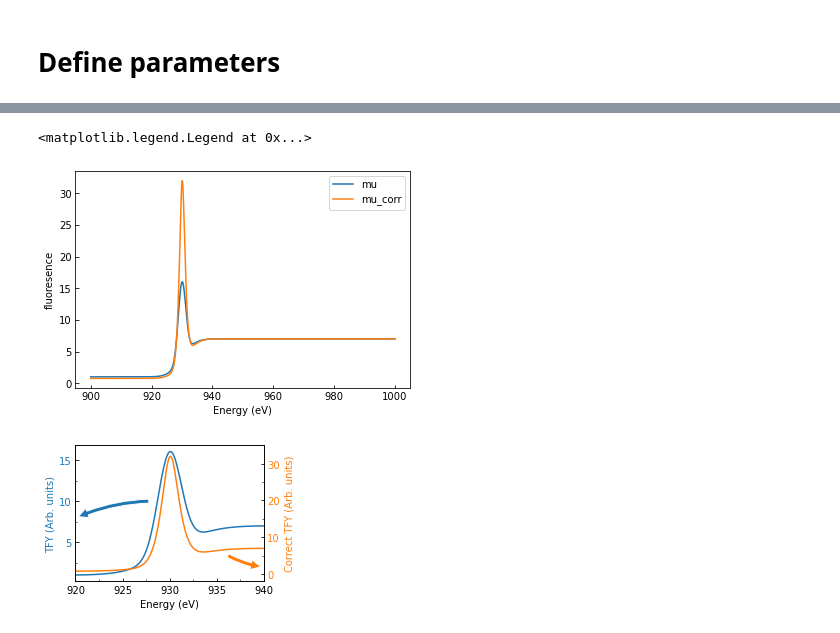
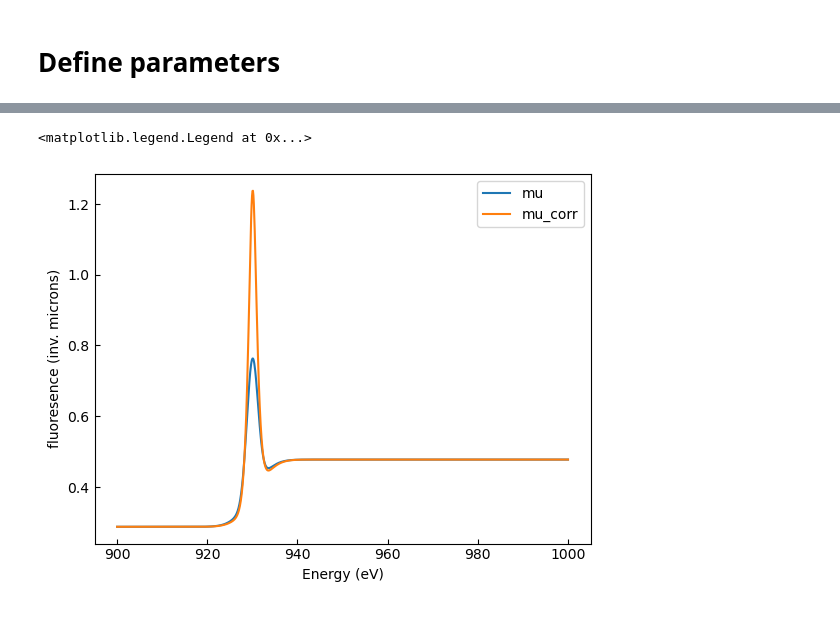
Before and after one commit to mpmdean/xray_self_absorption_correction, a Jupyter notebook: self_absorption_correction.ipynb, the cells around one changed output, grey strips where cells are left out. Drawn from its saved outputs; the diff is of its cells as text; code cells hidden in the pictures.

```diff
--- a/self_absorption_correction.ipynb
+++ b/self_absorption_correction.ipynb
@@ -22,7 +20,7 @@ in the [xraylarch](https://xraypy.github.io/xraylarch/) package
 # Make fake data
 # %%
 energy = np.linspace(900, 1000, 1000) # in eV
-mu = 12*np.exp(-(energy - 930)**2/3) + 3*erf((energy - 930)/5) + 4
+mu = (12*np.exp(-(energy - 930)**2/3) + 3*erf((energy - 930)/5) + 6)/10
 
 fig, ax = plt.subplots()
 
@@ -44,12 +62,4 @@ line = 'L' # emission line measured
 # %%
-pre_opts = {'e0': None, 'nnorm': 1, 'nvict': 0,
-            'pre1': None, 'pre2': -30,
-            'norm1': 100, 'norm2': None,
-            'step': None, 'nvict': 0}
-
-# generate normalized mu for correction
-preinp   = preedge(energy, mu, **pre_opts)
-
 ang_corr = (np.sin(max(1.e-7, np.deg2rad(anginp))) /
             np.sin(max(1.e-7, np.deg2rad(angout))))
 
@@ -60,71 +70,22 @@ e_fluor = xray_line(elem, line).energy
 # calculate mu(E) for fluorescence energy, above, below edge
 
 muvals = material_mu(formula, np.array([e_fluor, e_edge-10.0,
-                                        e_edge+10.0]), density=1)
+                                        e_edge+10.0]), density=1)/10**4 # inverse microns
 
 alpha   = (muvals[0]*ang_corr + muvals[1])/(muvals[2] - muvals[1])
-mu_corr = mu*alpha/(alpha + 1 - preinp['norm'])
+re_scaled = preinp['norm']*alpha/(alpha + 1 - preinp['norm']) # Yao correction
+
+mu_scaled = (mu - mu[0])/(mu[-1] - mu[0])*(muvals[-1] - muvals[0]) + muvals[0]
+mu_corr_scaled = (re_scaled - re_scaled[0])/(re_scaled[-1] - re_scaled[0])*(muvals[-1] - muvals[0]) + muvals[0]
 # %%
 fig, ax = plt.subplots()
 
-ax.plot(energy, mu, label='mu')
-ax.plot(energy, mu_corr, label='mu_corr')
+ax.plot(energy, mu_scaled, label='mu')
+ax.plot(energy, mu_corr_scaled, label='mu_corr')
 
 ax.set_xlabel('Energy (eV)')
-ax.set_ylabel('fluoresence')
+ax.set_ylabel('fluoresence (inv. microns)')
 ax.legend()
 # %% [output]
 <matplotlib.legend.Legend at 0x...>
-[figure, old version]
+[figure, new version]
-# %%
-fig, axl = plt.subplots(figsize=(3+3/8, 2.5))
-
-axl.plot(energy, mu, label='mu')
-axl.set_ylabel('TFY (Arb. units)', color='C0')
-
-
-axr = axl.twinx()
-axr.plot(energy, mu_corr, color='C1')
-axr.set_ylabel('Correct TFY (Arb. units)', color='C1')
-
-axl.set_xlim(left=920, right=940)
-axr.set_ylim(bottom=-2, top=35)
-
-
-
-axl.set_xlabel('Energy (eV)')
-
-#fig.subplots_adjust(right=0.8, bottom=0.18)
-axl.xaxis.set_major_locator(mpl.ticker.MultipleLocator(5))
-axl.yaxis.set_major_locator(mpl.ticker.MultipleLocator(5))
-axr.yaxis.set_major_locator(mpl.ticker.MultipleLocator(10))
-
-axl.xaxis.set_minor_locator(mpl.ticker.AutoMinorLocator(2))
-axl.yaxis.set_minor_locator(mpl.ticker.AutoMinorLocator(2))
-axr.yaxis.set_minor_locator(mpl.ticker.AutoMinorLocator(2))
-
-arrow_l = mpl.patches.FancyArrowPatch(
-        (928, 10),
-        (920.1, 8),
-        connectionstyle='arc3, rad=0.1',
-        mutation_scale=20,
-    facecolor='C0',
-    edgecolor='w',
-    )
-
-arrow_r = mpl.patches.FancyArrowPatch(
-        (936, 3.5),
-        (939.9, 2),
-        connectionstyle='arc3, rad=0.1',
-        mutation_scale=20,
-    facecolor='C1',
-    edgecolor='w',
-    )
-
-[axl.add_patch(arr) for arr in [arrow_l, arrow_r]]
-
-for ax, color in zip([axl, axr], ['C0', 'C1']):
-    for t in ax.get_yticklabels():
-        t.set_color(color)
-# %% [output]
-[figure, removed]
```
Also changed, not shown: parts of 3 cells of this notebook, 1 other file.
